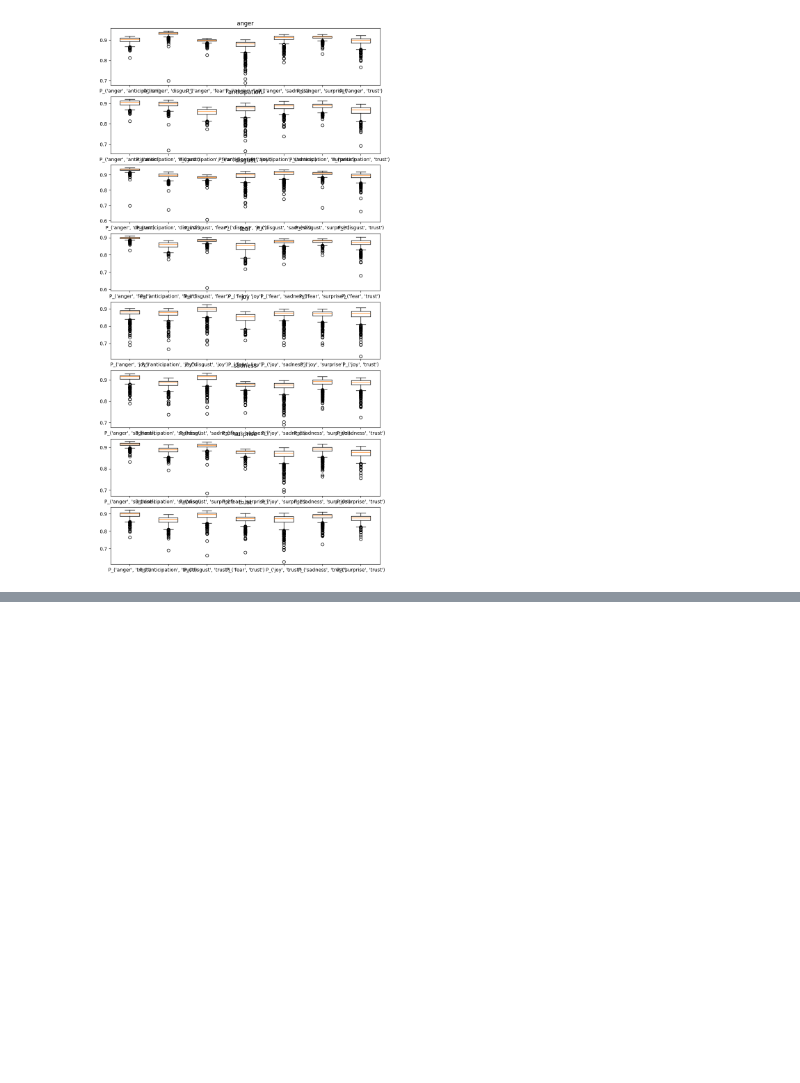
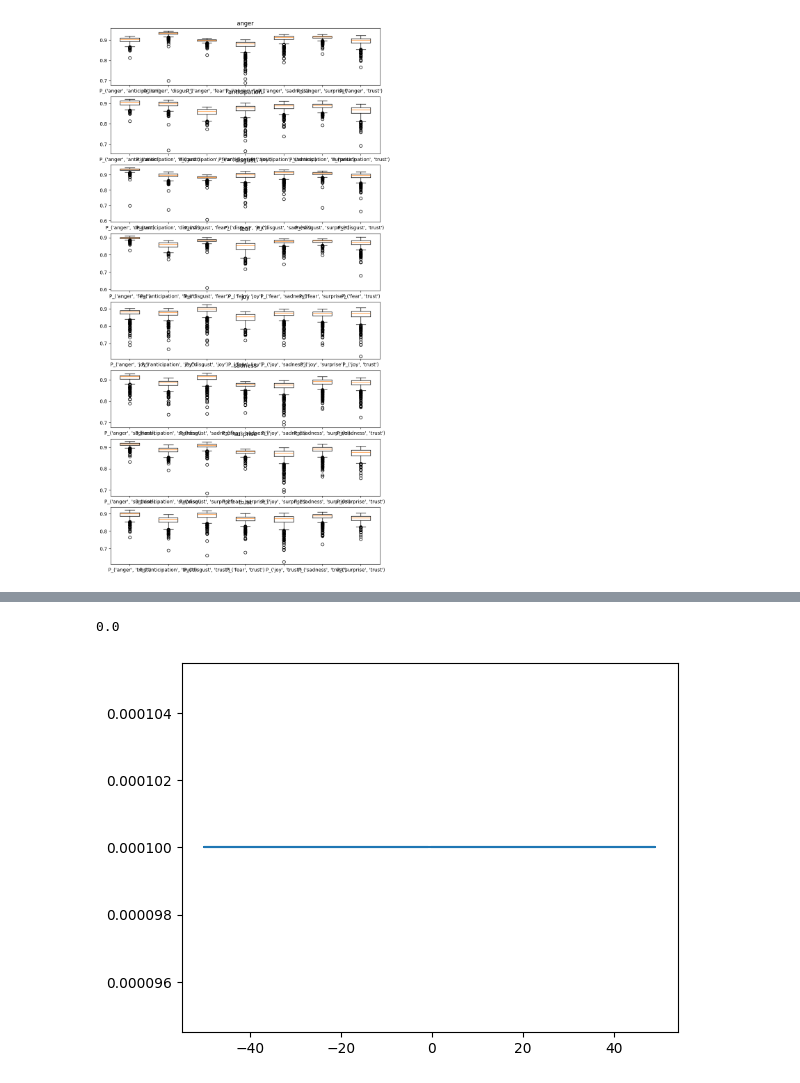
Before and after one commit to jahzeel-ulises/MODULACION, a Jupyter notebook: Clasificacion.ipynb, the cells around one changed output, grey strips where cells are left out. Cells and saved outputs as stored; diff of their text form; code cells hidden in the pictures; blank space fills up the shorter version.

```diff
--- a/Clasificacion.ipynb
+++ b/Clasificacion.ipynb
@@ -208,0 +212,10 @@ for e in emotion_list:
+# %%
+M = MESA()
+M.solve(word)
+frecuencies,spectrum = M.spectrum(1/len(word))
+
+plt.plot(frecuencies,spectrum)
+print(frecuencies[np.argmax(spectrum)])
+# %% [output]
+0.0
+[figure, added]
```
Also changed, not shown: parts of 13 cells of this notebook, 1 other file.
